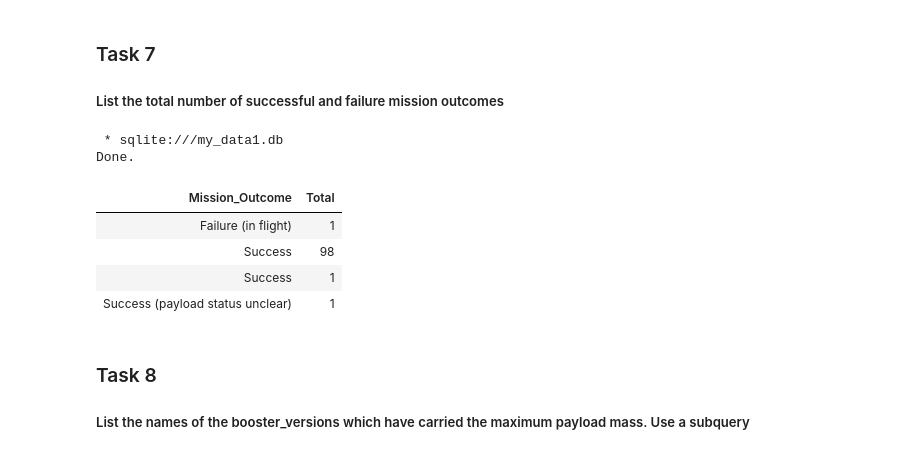
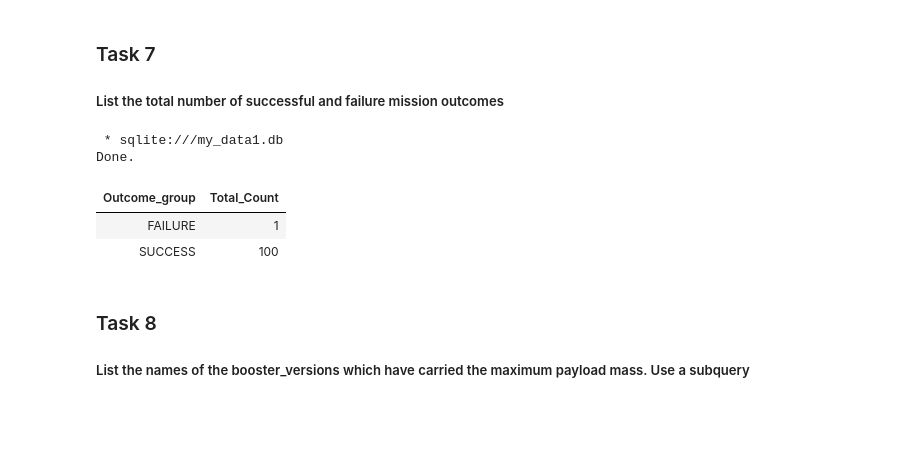
Before and after one commit to Artechie0806/Applied-Data-Science-Capstone, a Jupyter notebook: jupyter-labs-eda-sql-coursera_sqllite.ipynb, the cells around one changed output. Drawn from its saved outputs; the diff is of its cells as text; code cells hidden in the pictures; blank space fills up the shorter version.

```diff
--- a/jupyter-labs-eda-sql-coursera_sqllite.ipynb
+++ b/jupyter-labs-eda-sql-coursera_sqllite.ipynb
@@ -219,15 +245,19 @@ Done.
 
 ##### List the total number of successful and failure mission outcomes
 # %%
-%sql SELECT Mission_Outcome, COUNT(*) AS Total FROM SPACEXTABLE GROUP BY Mission_Outcome;
+%%sql
+SELECT
+    CASE
+        WHEN "Mission_Outcome" LIKE 'S%' THEN "SUCCESS"
+        WHEN "Mission_Outcome" LIKE 'F%' THEN "FAILURE"
+    END AS "Outcome_group",
+    COUNT(*) AS "Total_Count"  FROM "SPACEXTABLE" GROUP BY "Outcome_group";
 # %% [output]
  * sqlite:///my_data1.db
 Done.
-| Mission_Outcome | Total |
-| Failure (in flight) | 1 |
-| Success | 98 |
-| Success | 1 |
-| Success (payload status unclear) | 1 |
+| Outcome_group | Total_Count |
+| FAILURE | 1 |
+| SUCCESS | 100 |
 # %% [markdown]
 ### Task 8
 
```
Also changed, not shown: parts of 9 cells of this notebook.
